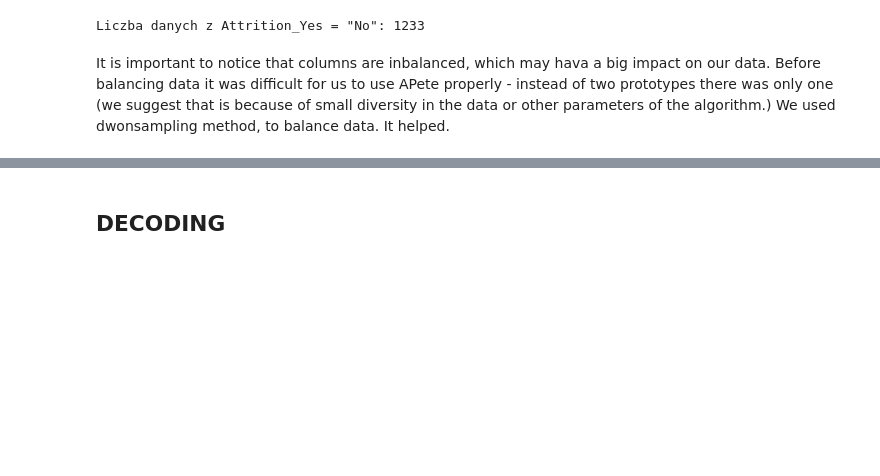
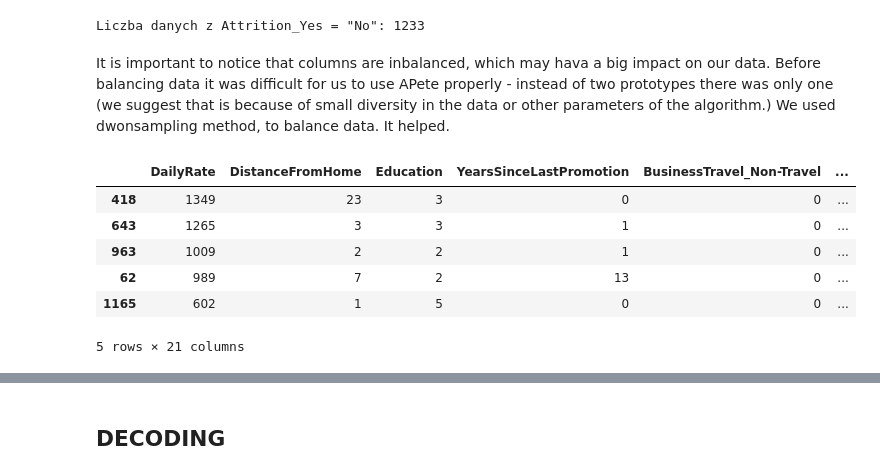
Before and after one commit to chihab4real/Explanation-Comparisons, a Jupyter notebook: mainWithPrototypes.ipynb, the cells around one changed output, grey strips where cells are left out. Saved outputs shown, nothing was run; the diff lists cells and outputs as text; code cells hidden in the pictures; blank space fills up the shorter version.

```diff
--- a/mainWithPrototypes.ipynb
+++ b/mainWithPrototypes.ipynb
@@ -332,19 +332,27 @@ It is important to notice that columns are inbalanced, which may hava a big impa
 # %%
 df_majority = df_encoded[df_encoded['Attrition_Yes'] == 0]
 df_minority = df_encoded[df_encoded['Attrition_Yes'] == 1]
 
 
 df_majority_downsampled = resample(df_majority,
                                      replace=False,
                                      n_samples=len(df_minority),
                                      random_state=42)
 
 df_balanced = pd.concat([df_majority_downsampled, df_minority])
 
 X_balanced = df_balanced.drop(['Attrition_Yes','Attrition_No'], axis = 1)
 y_balanced = df_balanced['Attrition_Yes']
 
-#X_balanced.head()
+X_balanced.head()
+# %% [output]
+|  | DailyRate | DistanceFromHome | Education | YearsSinceLastPromotion | BusinessTravel_Non-Travel | ... |
+| 418 | 1349 | 23 | 3 | 0 | 0 | ... |
+| 643 | 1265 | 3 | 3 | 1 | 0 | ... |
+| 963 | 1009 | 2 | 2 | 1 | 0 | ... |
+| 62 | 989 | 7 | 2 | 13 | 0 | ... |
+| 1165 | 602 | 1 | 5 | 0 | 0 | ... |
+5 rows × 21 columns
 # %%
 random_forest = RandomForestClassifier().fit(X_balanced,y_balanced)
 explainer = APete(model = random_forest)
```
Also changed, not shown: parts of 11 cells of this notebook.
